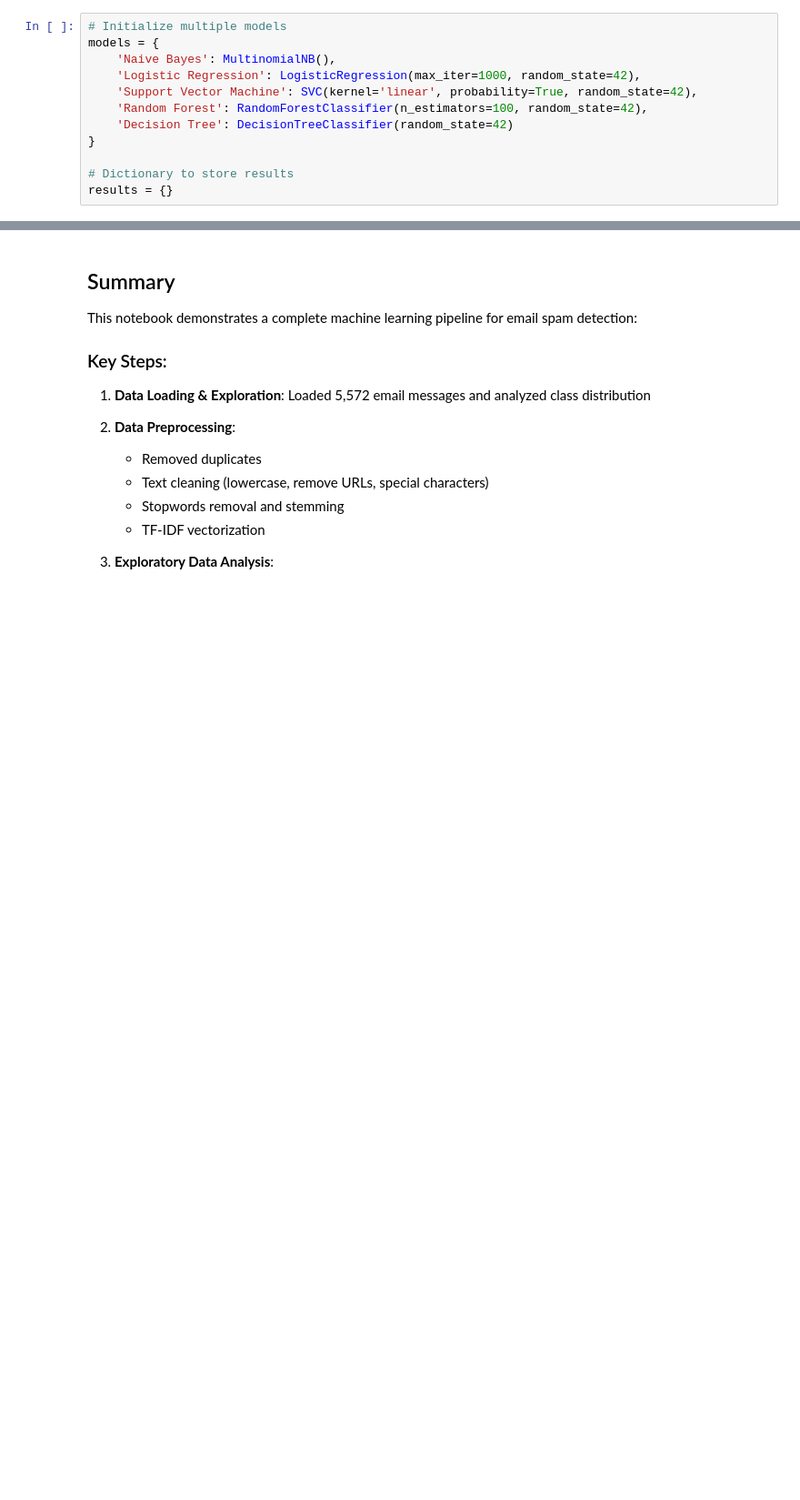
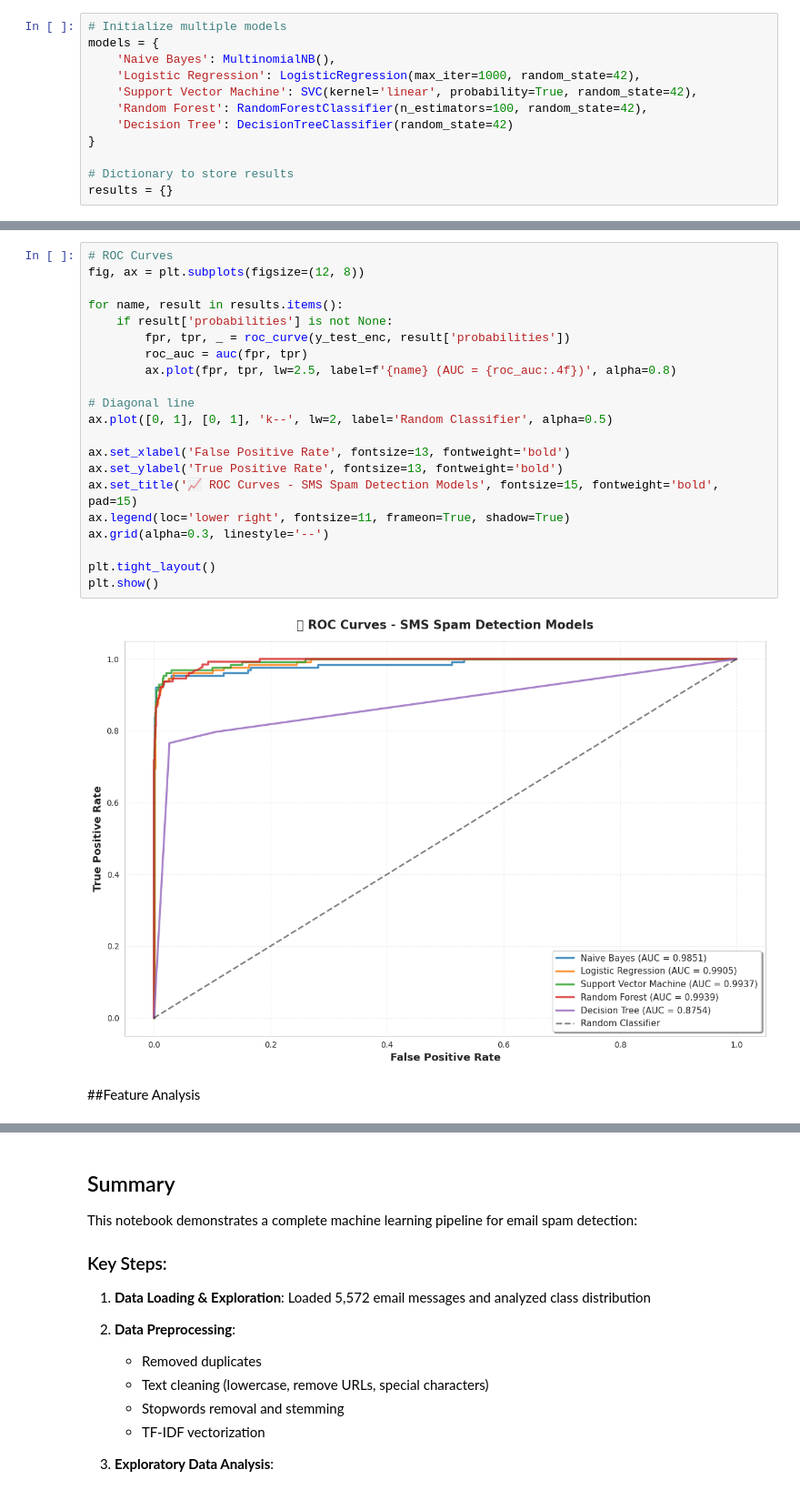
Before and after one commit to an114116/BTL-Machine-Learning, a Jupyter notebook: index.ipynb, the cells around one changed output, grey strips where cells are left out. Shown at 91% size. Drawn from its saved outputs; the diff is of its cells as text; blank space fills up the shorter version.

```diff
--- a/index.ipynb
+++ b/index.ipynb
@@ -1403,0 +1792,25 @@ plt.show()
+# %%
+# ROC Curves
+fig, ax = plt.subplots(figsize=(12, 8))
+
+for name, result in results.items():
+    if result['probabilities'] is not None:
+        fpr, tpr, _ = roc_curve(y_test_enc, result['probabilities'])
+        roc_auc = auc(fpr, tpr)
+        ax.plot(fpr, tpr, lw=2.5, label=f'{name} (AUC = {roc_auc:.4f})', alpha=0.8)
+
+# Diagonal line
+ax.plot([0, 1], [0, 1], 'k--', lw=2, label='Random Classifier', alpha=0.5)
+
+ax.set_xlabel('False Positive Rate', fontsize=13, fontweight='bold')
+ax.set_ylabel('True Positive Rate', fontsize=13, fontweight='bold')
+ax.set_title('📈 ROC Curves - SMS Spam Detection Models', fontsize=15, fontweight='bold', pad=15)
+ax.legend(loc='lower right', fontsize=11, frameon=True, shadow=True)
+ax.grid(alpha=0.3, linestyle='--')
+
+plt.tight_layout()
+plt.show()
+# %% [output]
+[figure, added]
+# %% [markdown]
+##Feature Analysis
```
Also changed, not shown: parts of 46 cells of this notebook.
